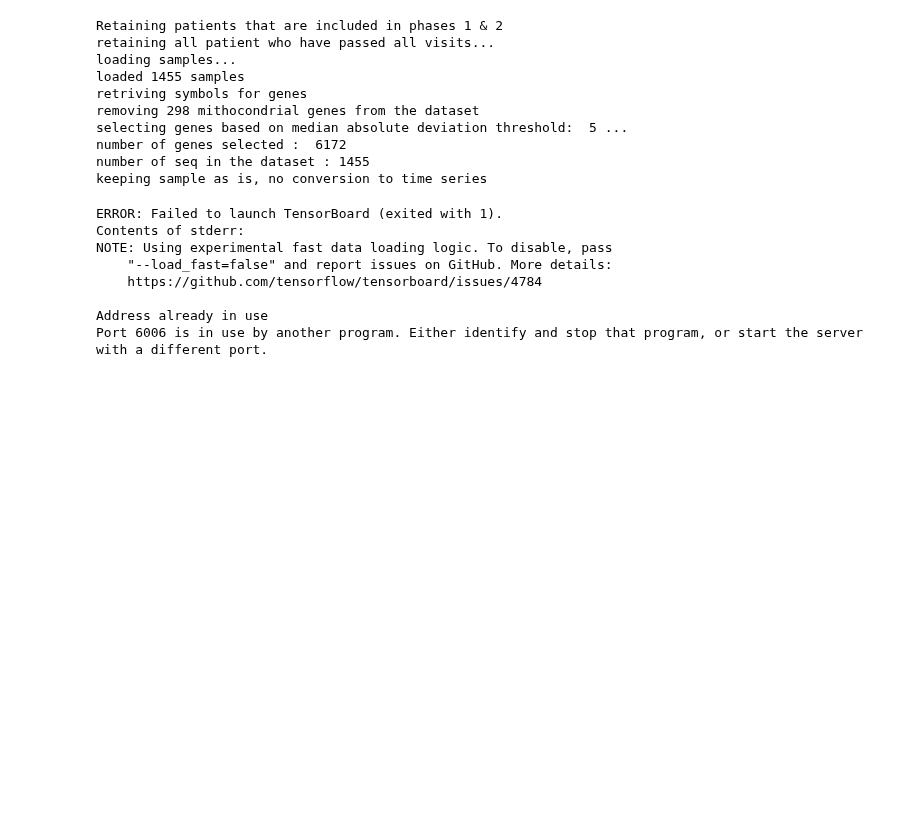
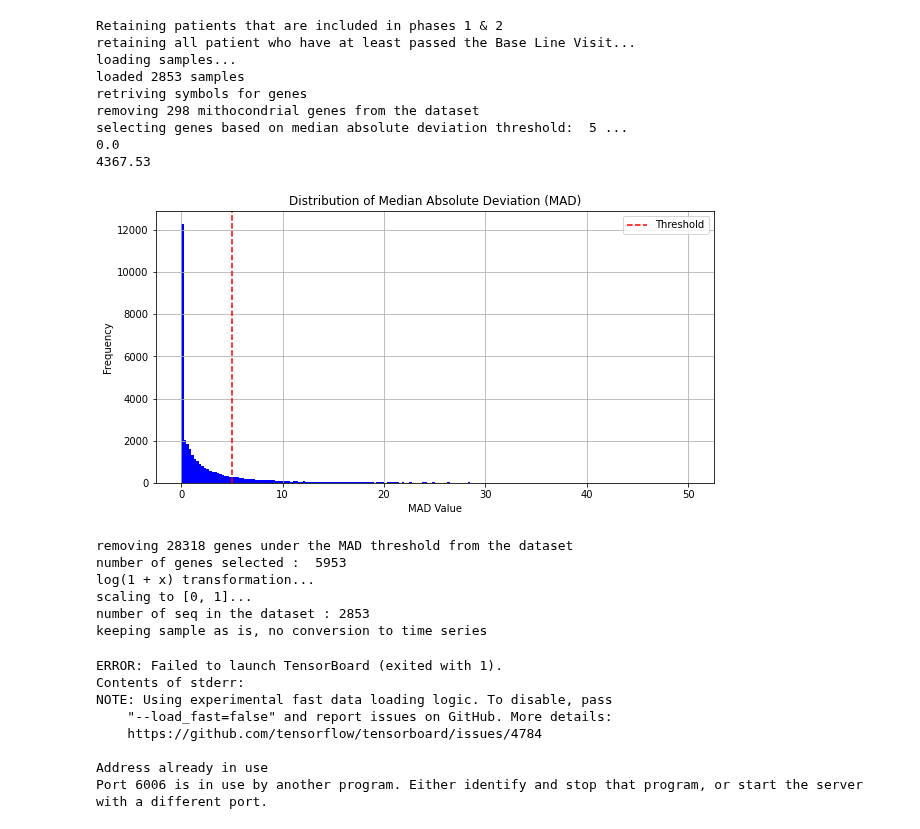
Before and after one commit to aygalic/biosequence_encoding, a Jupyter notebook: model_training/FC_autoencoder.ipynb, the cells around one changed output. Drawn from its saved outputs; the diff is of its cells as text; code cells hidden in the pictures; blank space fills up the shorter version.

```diff
--- a/model_training/FC_autoencoder.ipynb
+++ b/model_training/FC_autoencoder.ipynb
@@ -38,24 +38,31 @@ import plotly.graph_objs as go
 # %%
 importlib.reload(data_handler) # to allow modification of the script without restarting the whole session
 
 x_train, filenames, n_genes, gene_names = data_handler.generate_dataset(
     feature_selection_threshold = 5,
     retain_phases="Both",
     normalization = False,
     as_time_series = False,
     log1p = True,
-    MT_removal = True)
+    MT_removal = True,
+    min_max = True)
 # %% [output]
 Retaining patients that are included in phases 1 & 2
-retaining all patient who have passed all visits...
+retaining all patient who have at least passed the Base Line Visit...
 loading samples...
-loaded 1455 samples
+loaded 2853 samples
 retriving symbols for genes
 removing 298 mithocondrial genes from the dataset
 selecting genes based on median absolute deviation threshold:  5 ...
-number of genes selected :  6172
-number of seq in the dataset : 1455
-keeping sample as is, no conversion to time series
+0.0
+4367.53
+[figure, added]
+removing 28318 genes under the MAD threshold from the dataset
+number of genes selected :  5953
+log(1 + x) transformation...
+scaling to [0, 1]...
+number of seq in the dataset : 2853
+keeping sample as is, no conversion to time series
 # %%
 importlib.reload(vanilla_autoencoder) # to allow modification of the script without restarting the whole session
 
```
Also changed, not shown: parts of 2 cells of this notebook, 4 other files.
